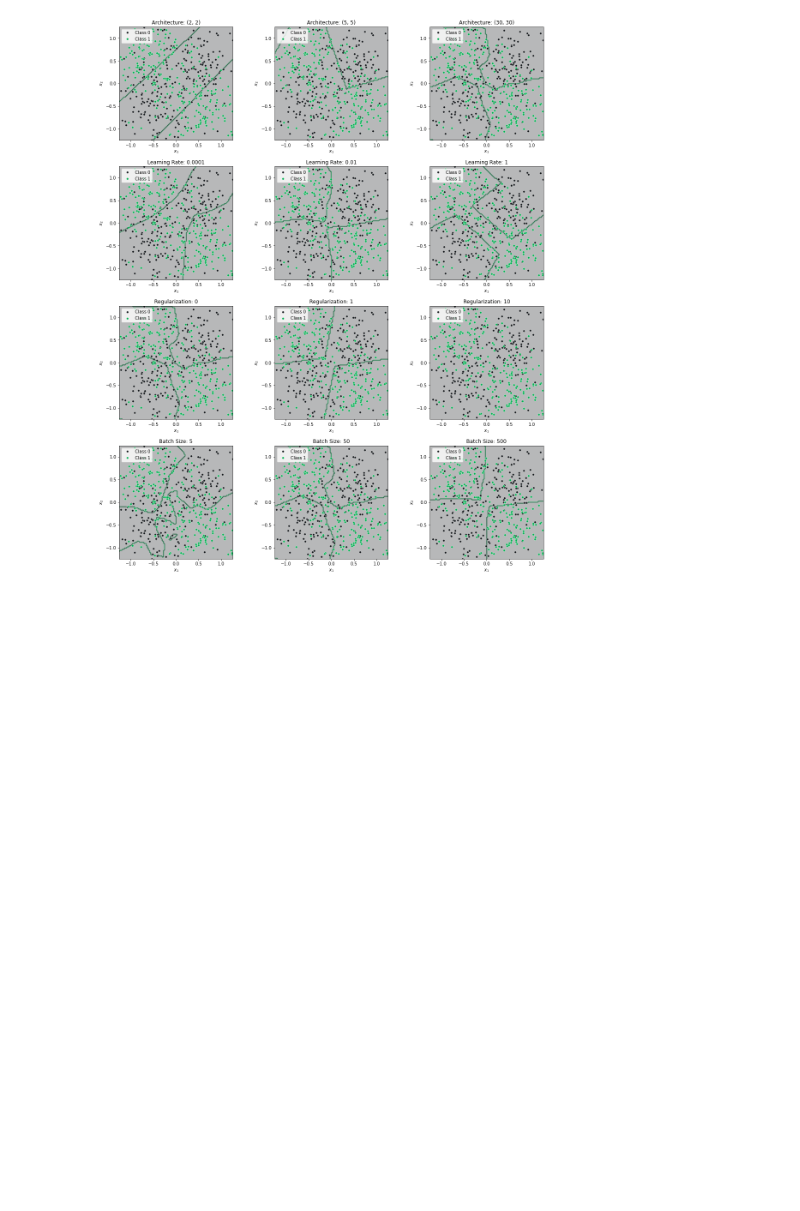
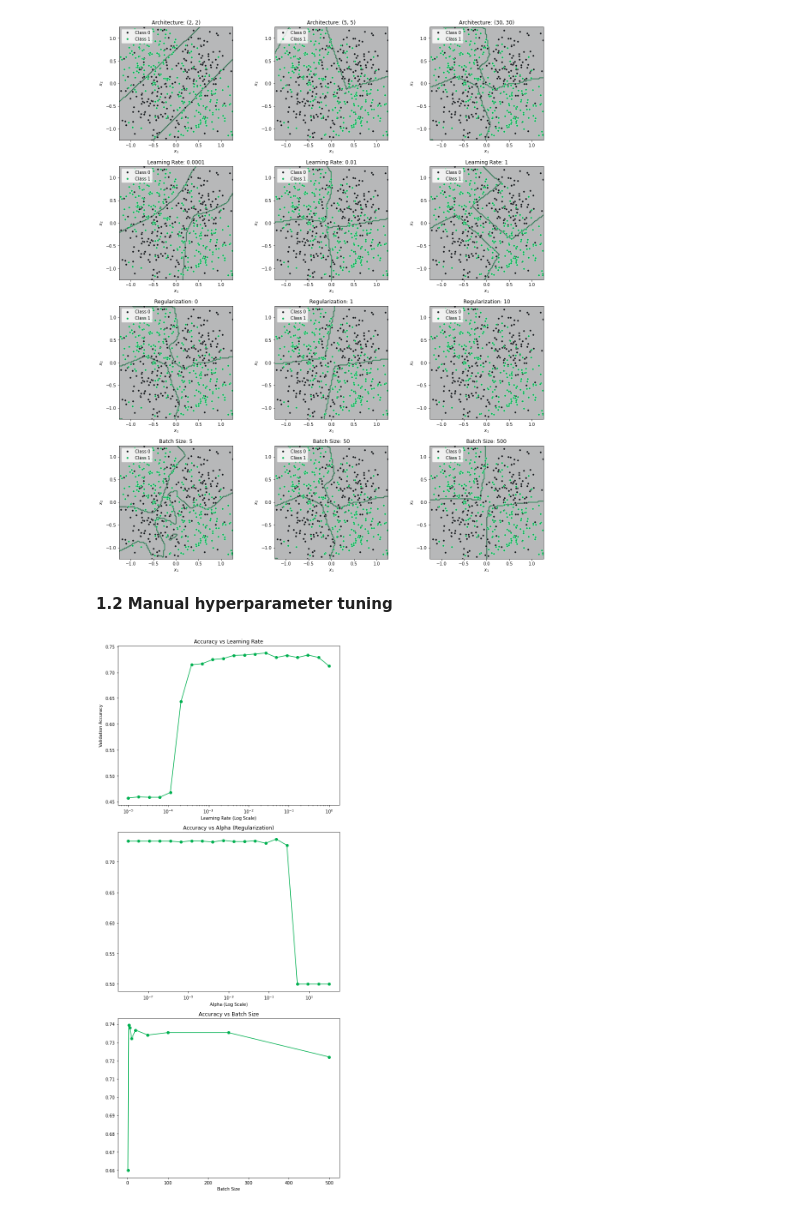
Before and after one commit to edwall201/Machine-Learning-26-Spring, a Jupyter notebook: assign4/assign4.ipynb, the cells around one changed output. Drawn from its saved outputs; the diff is of its cells as text; code cells hidden in the pictures; blank space fills up the shorter version.

```diff
--- a/assign4/assign4.ipynb
+++ b/assign4/assign4.ipynb
@@ -167,3 +167,65 @@ for row_idx, (label, (param_name, values)) in enumerate(hyperparams.items()):
 plt.show()
 # %% [output]
 [figure]
+# %% [markdown]
+**1.2 Manual hyperparameter tuning**
+# %%
+import numpy as np
+import matplotlib.pyplot as plt
+from sklearn.neural_network import MLPClassifier
+
+learning_rates = np.logspace(-5, 0, 20)  # 10^-5 to 10^0
+alphas = np.logspace(-8, 2, 20)          # 10^-8 to 10^2
+batch_sizes = [1, 3, 5, 10, 20, 50, 100, 250, 500]
+
+base_params = {
+    'hidden_layer_sizes': (30, 30),
+    'learning_rate_init': 0.03,
+    'alpha': 0,
+    'batch_size': 50,
+    'solver': 'sgd',
+    'max_iter': 500,
+    'random_state': None
+}
+
+def get_scores(param_name, values):
+    train_scores = []
+    val_scores = []
+    for val in values:
+        params = base_params.copy()
+        params[param_name] = val
+
+        seeds = [42, 123, 999]
+        tmp_val_acc = []
+        for s in seeds:
+            params['random_state'] = s
+            mlp = MLPClassifier(**params).fit(X_train, y_train)
+            tmp_val_acc.append(mlp.score(X_val, y_val))
+
+        val_scores.append(np.mean(tmp_val_acc))
+    return val_scores
+
+fig, axes = plt.subplots(3, 1, figsize=(8, 18), constrained_layout=True)
+# Plot 1: Learning Rate
+val_lr = get_scores('learning_rate_init', learning_rates)
+axes[0].semilogx(learning_rates, val_lr, 'o-', color='#00B050')
+axes[0].set_title('Accuracy vs Learning Rate')
+axes[0].set_xlabel('Learning Rate (Log Scale)')
+axes[0].set_ylabel('Validation Accuracy')
+
+# Plot 2: Regularization (Alpha)
+val_alpha = get_scores('alpha', alphas)
+axes[1].semilogx(alphas, val_alpha, 'o-', color='#00B050')
+axes[1].set_title('Accuracy vs Alpha (Regularization)')
+axes[1].set_xlabel('Alpha (Log Scale)')
+
+# Plot 3: Batch Size
+val_batch = get_scores('batch_size', batch_sizes)
+axes[2].plot(batch_sizes, val_batch, 'o-', color='#00B050')
+axes[2].set_title('Accuracy vs Batch Size')
+axes[2].set_xlabel('Batch Size')
+
+plt.tight_layout()
+plt.show()
+# %% [output]
+[figure, added]
```
